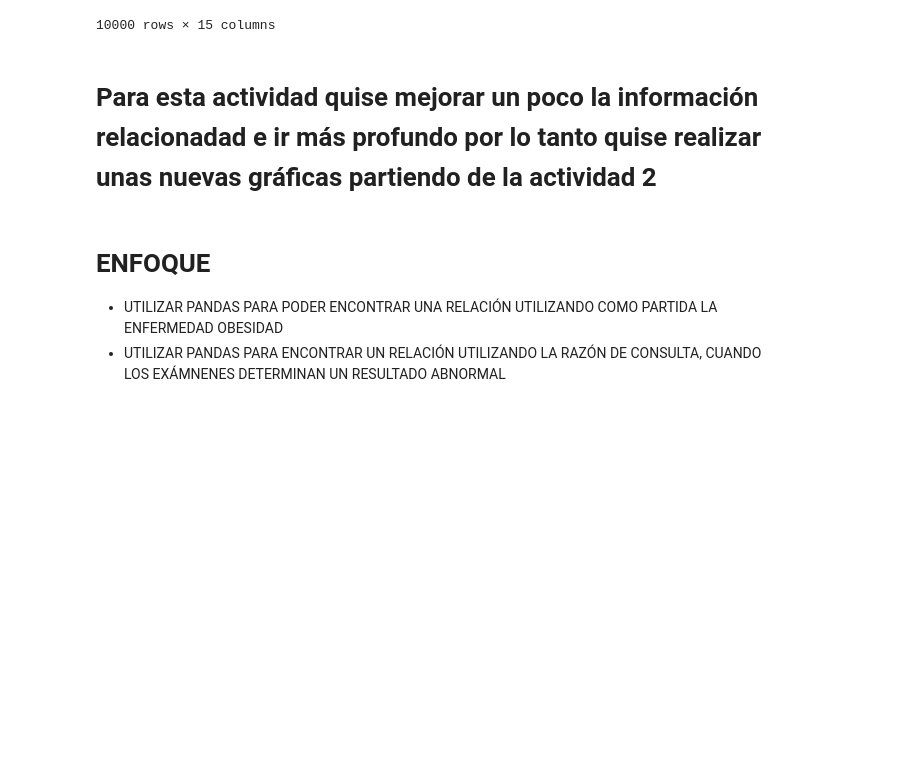
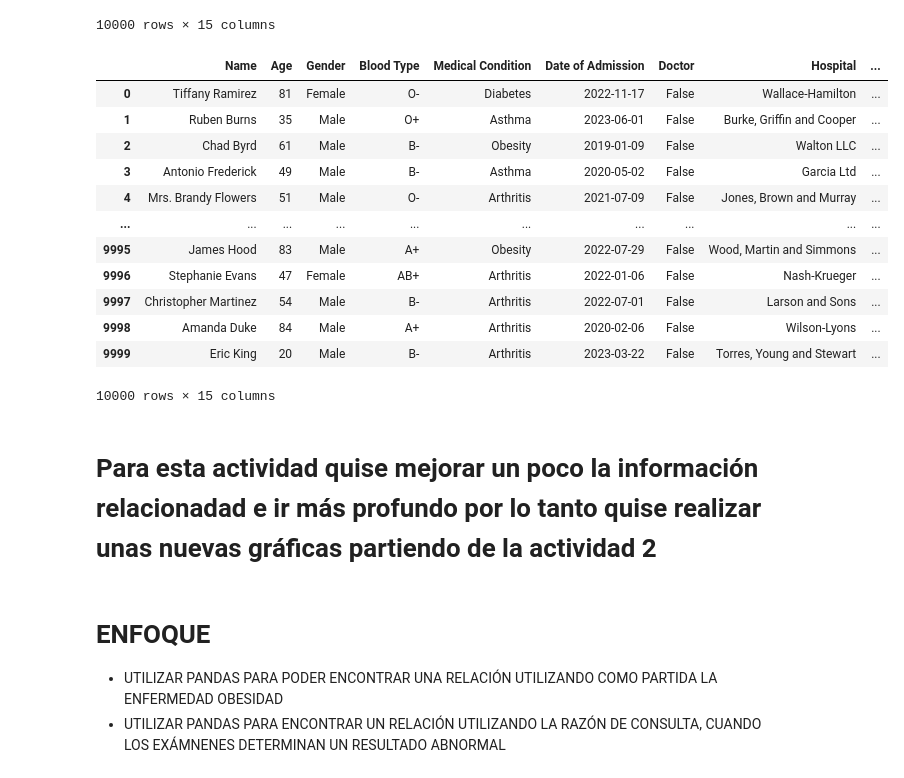
Before and after one commit to JuanBecerra07/bootCAMP, a Jupyter notebook: Actividad 3/Plotting3.ipynb, the cells around one changed output. Saved outputs shown, nothing was run; the diff lists cells and outputs as text; code cells hidden in the pictures; blank space fills up the shorter version.

```diff
--- a/Actividad 3/Plotting3.ipynb
+++ b/Actividad 3/Plotting3.ipynb
@@ -26,6 +26,24 @@ df
 | 9998 | Amanda Duke | 84 | Male | A+ | Arthritis | 2020-02-06 | Jamie Lewis | Wilson-Lyons | ... |
 | 9999 | Eric King | 20 | Male | B- | Arthritis | 2023-03-22 | Tasha Avila | Torres, Young and Stewart | ... |
 10000 rows × 15 columns
+# %%
+
+df['Doctor']=df['Doctor'].apply(lambda x : x =='Diane Jackson')
+df
+# %% [output]
+|  | Name | Age | Gender | Blood Type | Medical Condition | Date of Admission | Doctor | Hospital | ... |
+| 0 | Tiffany Ramirez | 81 | Female | O- | Diabetes | 2022-11-17 | False | Wallace-Hamilton | ... |
+| 1 | Ruben Burns | 35 | Male | O+ | Asthma | 2023-06-01 | False | Burke, Griffin and Cooper | ... |
+| 2 | Chad Byrd | 61 | Male | B- | Obesity | 2019-01-09 | False | Walton LLC | ... |
+| 3 | Antonio Frederick | 49 | Male | B- | Asthma | 2020-05-02 | False | Garcia Ltd | ... |
+| 4 | Mrs. Brandy Flowers | 51 | Male | O- | Arthritis | 2021-07-09 | False | Jones, Brown and Murray | ... |
+| ... | ... | ... | ... | ... | ... | ... | ... | ... | ... |
+| 9995 | James Hood | 83 | Male | A+ | Obesity | 2022-07-29 | False | Wood, Martin and Simmons | ... |
+| 9996 | Stephanie Evans | 47 | Female | AB+ | Arthritis | 2022-01-06 | False | Nash-Krueger | ... |
+| 9997 | Christopher Martinez | 54 | Male | B- | Arthritis | 2022-07-01 | False | Larson and Sons | ... |
+| 9998 | Amanda Duke | 84 | Male | A+ | Arthritis | 2020-02-06 | False | Wilson-Lyons | ... |
+| 9999 | Eric King | 20 | Male | B- | Arthritis | 2023-03-22 | False | Torres, Young and Stewart | ... |
+10000 rows × 15 columns
 # %% [markdown]
 # Para esta actividad quise mejorar un poco la información relacionadad e ir más profundo por lo tanto quise realizar unas nuevas gráficas partiendo de la actividad 2
 # %% [markdown]
```
Also changed, not shown: 3 other files.
